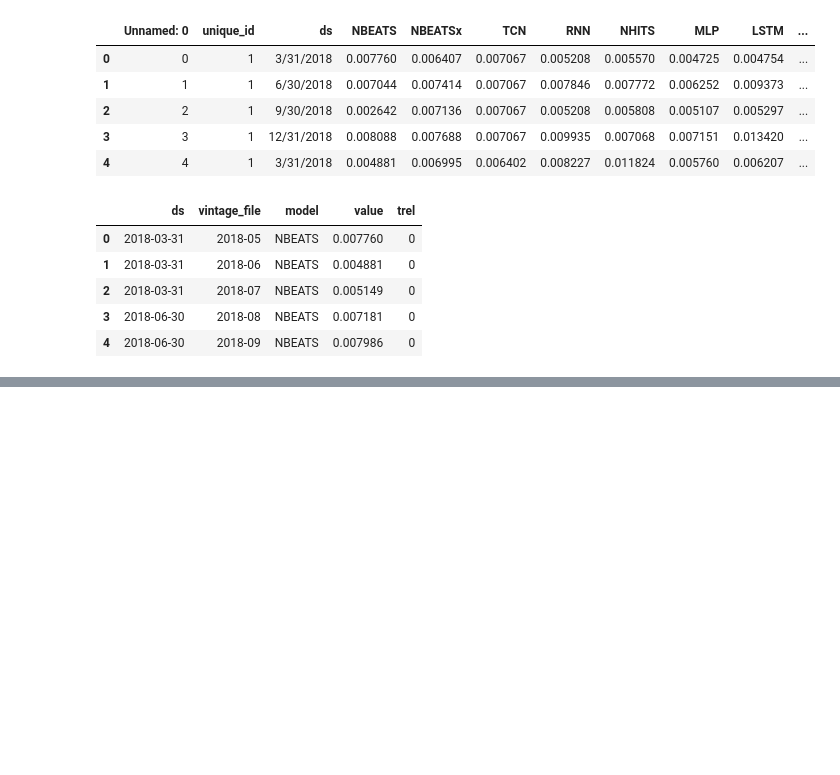
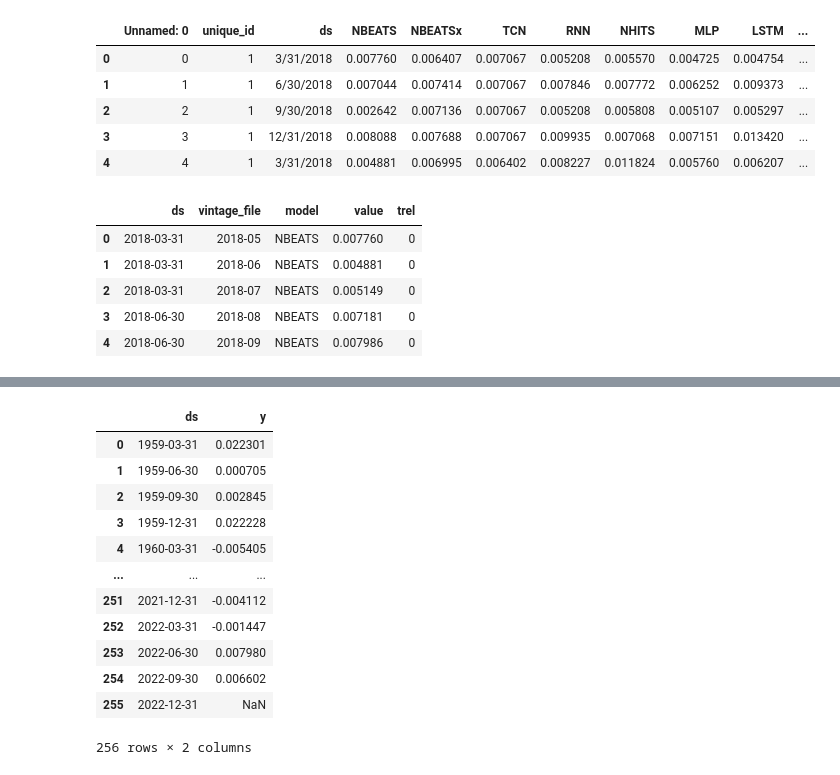
Before and after one commit to Stellenbosch-Econometrics/NowcastingUSGDP, a Jupyter notebook: results/deep_learning/result_analysis.ipynb, the cells around one changed output, grey strips where cells are left out. Drawn from its saved outputs; the diff is of its cells as text; code cells hidden in the pictures; blank space fills up the shorter version.

```diff
--- a/results/deep_learning/result_analysis.ipynb
+++ b/results/deep_learning/result_analysis.ipynb
@@ -73,3 +92,19 @@ merged_df = (df1
+# %%
+df2
+# %% [output]
+|  | ds | y |
+| 0 | 1959-03-31 | 0.022301 |
+| 1 | 1959-06-30 | 0.000705 |
+| 2 | 1959-09-30 | 0.002845 |
+| 3 | 1959-12-31 | 0.022228 |
+| 4 | 1960-03-31 | -0.005405 |
+| ... | ... | ... |
+| 251 | 2021-12-31 | -0.004112 |
+| 252 | 2022-03-31 | -0.001447 |
+| 253 | 2022-06-30 | 0.007980 |
+| 254 | 2022-09-30 | 0.006602 |
+| 255 | 2022-12-31 | NaN |
+256 rows × 2 columns
 # %%
 # def calculate_rmse(row):
 #     return np.sqrt((row['value'] - row['y']) ** 2)
```
Also changed, not shown: parts of 5 cells of this notebook, 2 other files.
